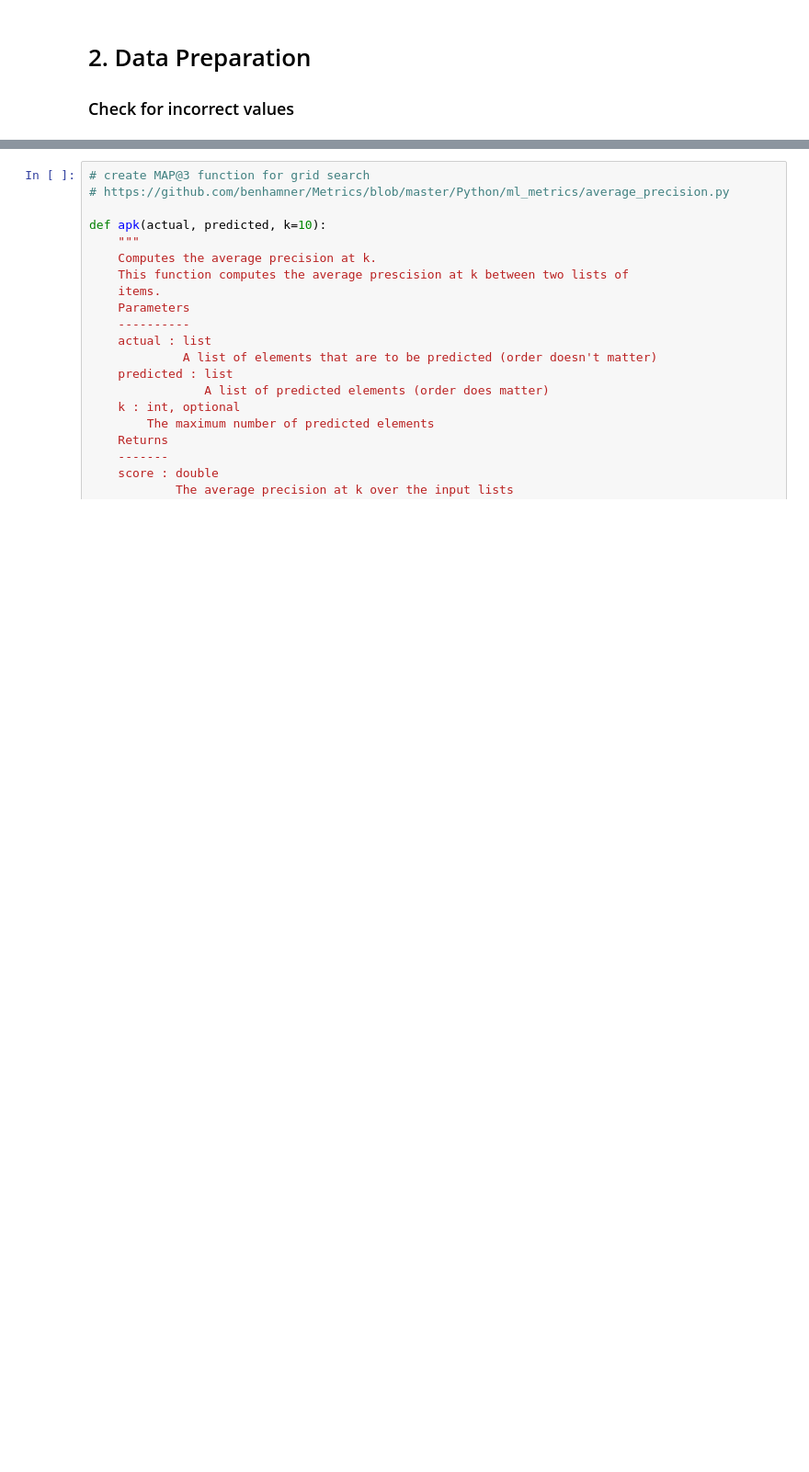
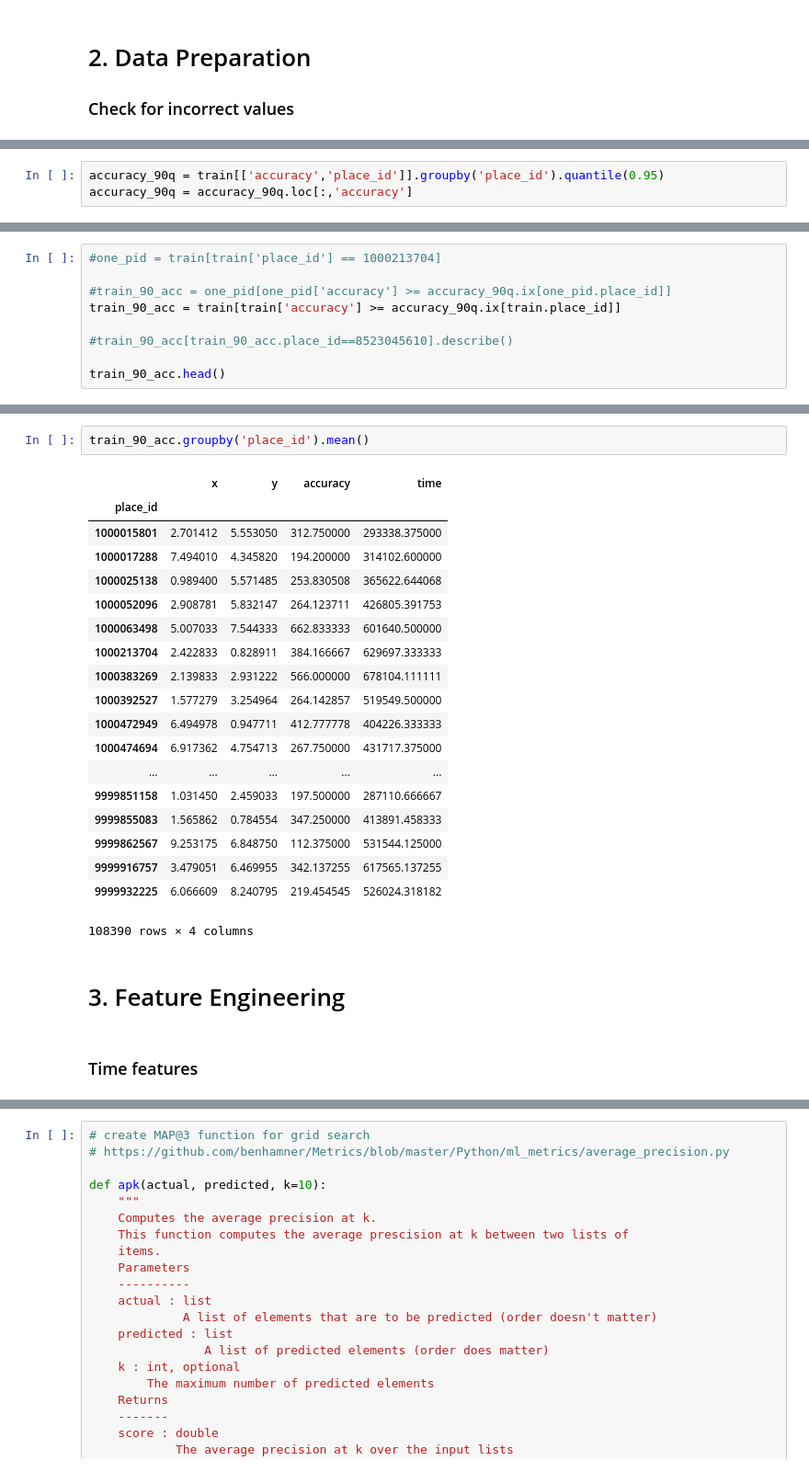
Before and after one commit to derekhalliwell/Kaggle_Facebook_Recruiting_V, a Jupyter notebook: FB_Derek_Halliwell.ipynb, the cells around one changed output, grey strips where cells are left out. Shown: that part at 92% size. Saved outputs shown, nothing was run; the diff lists cells and outputs as text; blank space fills up the shorter version.

```diff
--- a/FB_Derek_Halliwell.ipynb
+++ b/FB_Derek_Halliwell.ipynb
@@ -90,0 +359,3 @@ memory usage: 1.4 GB
+# %%
+accuracy_90q = train[['accuracy','place_id']].groupby('place_id').quantile(0.95)
+accuracy_90q = accuracy_90q.loc[:,'accuracy']
@@ -90,0 +390,9 @@ memory usage: 1.4 GB
+# %%
+#one_pid = train[train['place_id'] == 1000213704]
+
+#train_90_acc = one_pid[one_pid['accuracy'] >= accuracy_90q.ix[one_pid.place_id]]
+train_90_acc = train[train['accuracy'] >= accuracy_90q.ix[train.place_id]]
+
+#train_90_acc[train_90_acc.place_id==8523045610].describe()
+
+train_90_acc.head()
@@ -90,0 +424,26 @@ memory usage: 1.4 GB
+# %%
+train_90_acc.groupby('place_id').mean()
+# %% [output]
+|  | x | y | accuracy | time |
+| place_id |  |  |  |  |
+| 1000015801 | 2.701412 | 5.553050 | 312.750000 | 293338.375000 |
+| 1000017288 | 7.494010 | 4.345820 | 194.200000 | 314102.600000 |
+| 1000025138 | 0.989400 | 5.571485 | 253.830508 | 365622.644068 |
+| 1000052096 | 2.908781 | 5.832147 | 264.123711 | 426805.391753 |
+| 1000063498 | 5.007033 | 7.544333 | 662.833333 | 601640.500000 |
+| 1000213704 | 2.422833 | 0.828911 | 384.166667 | 629697.333333 |
+| 1000383269 | 2.139833 | 2.931222 | 566.000000 | 678104.111111 |
+| 1000392527 | 1.577279 | 3.254964 | 264.142857 | 519549.500000 |
+| 1000472949 | 6.494978 | 0.947711 | 412.777778 | 404226.333333 |
+| 1000474694 | 6.917362 | 4.754713 | 267.750000 | 431717.375000 |
+| ... | ... | ... | ... | ... |
+| 9999851158 | 1.031450 | 2.459033 | 197.500000 | 287110.666667 |
+| 9999855083 | 1.565862 | 0.784554 | 347.250000 | 413891.458333 |
+| 9999862567 | 9.253175 | 6.848750 | 112.375000 | 531544.125000 |
+| 9999916757 | 3.479051 | 6.469955 | 342.137255 | 617565.137255 |
+| 9999932225 | 6.066609 | 8.240795 | 219.454545 | 526024.318182 |
+108390 rows × 4 columns
+# %% [markdown]
+# 3. Feature Engineering
+# %% [markdown]
+### Time features
```
Also changed, not shown: parts of 38 cells of this notebook.
